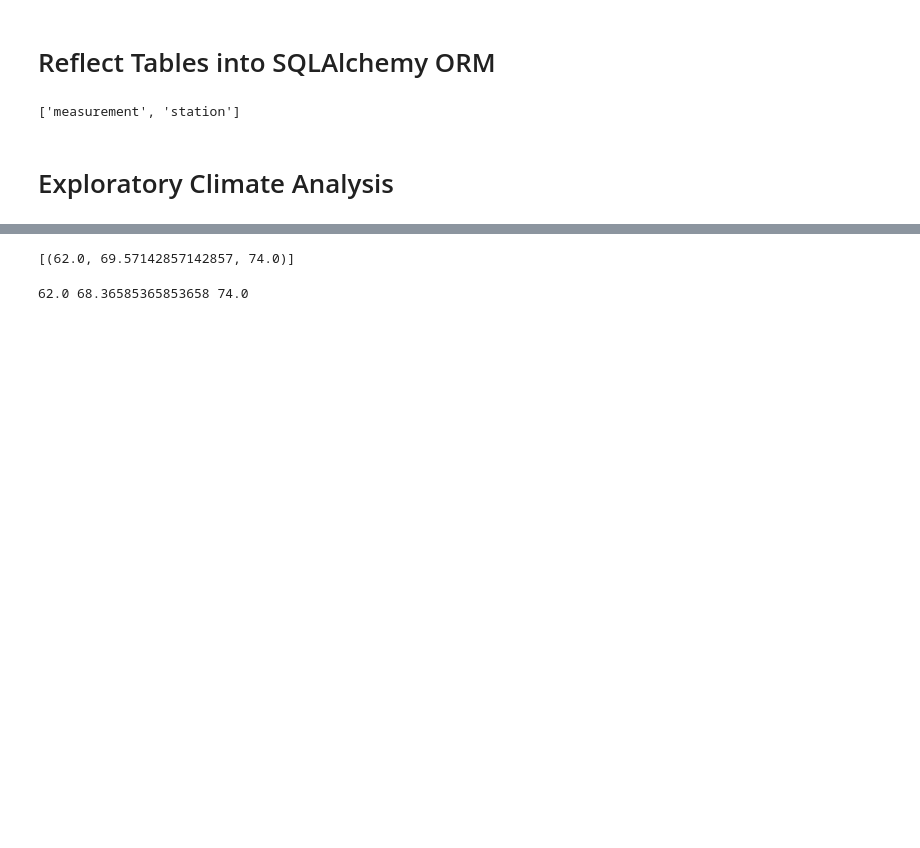
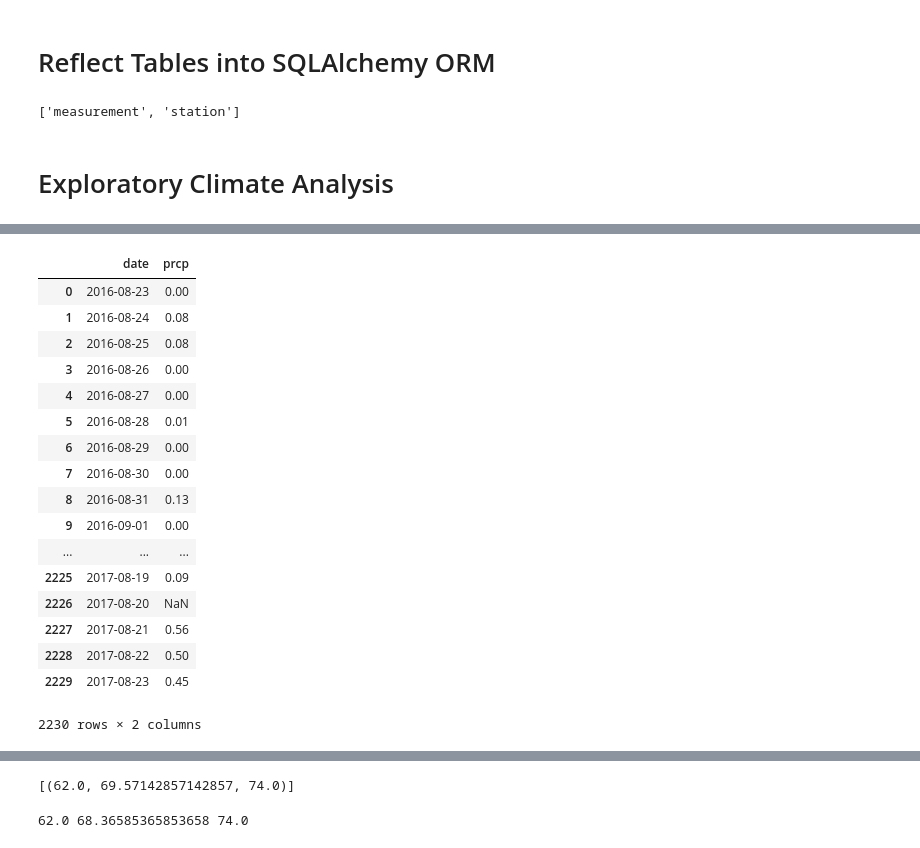
Before and after one commit to RoseMurugi/SqlAlchemy_Hwk, a Jupyter notebook: SqlAlchemyhwk_climate_starter_RoseW.ipynb, the cells around one changed output, grey strips where cells are left out. Cells and saved outputs as stored; diff of their text form; code cells hidden in the pictures; blank space fills up the shorter version.

```diff
--- a/SqlAlchemyhwk_climate_starter_RoseW.ipynb
+++ b/SqlAlchemyhwk_climate_starter_RoseW.ipynb
@@ -56,0 +83,23 @@ session = Session(engine)
+# %%
+ #Perform a query to retrieve the data and precipitation scores
+data=pd.read_sql_query("select date,prcp from measurement where date >'2016-08-22';",engine)
+data
+# %% [output]
+|  | date | prcp |
+| 0 | 2016-08-23 | 0.00 |
+| 1 | 2016-08-24 | 0.08 |
+| 2 | 2016-08-25 | 0.08 |
+| 3 | 2016-08-26 | 0.00 |
+| 4 | 2016-08-27 | 0.00 |
+| 5 | 2016-08-28 | 0.01 |
+| 6 | 2016-08-29 | 0.00 |
+| 7 | 2016-08-30 | 0.00 |
+| 8 | 2016-08-31 | 0.13 |
+| 9 | 2016-09-01 | 0.00 |
+| ... | ... | ... |
+| 2225 | 2017-08-19 | 0.09 |
+| 2226 | 2017-08-20 | NaN |
+| 2227 | 2017-08-21 | 0.56 |
+| 2228 | 2017-08-22 | 0.50 |
+| 2229 | 2017-08-23 | 0.45 |
+2230 rows × 2 columns
```
Also changed, not shown: parts of 13 cells of this notebook, 1 other file.
